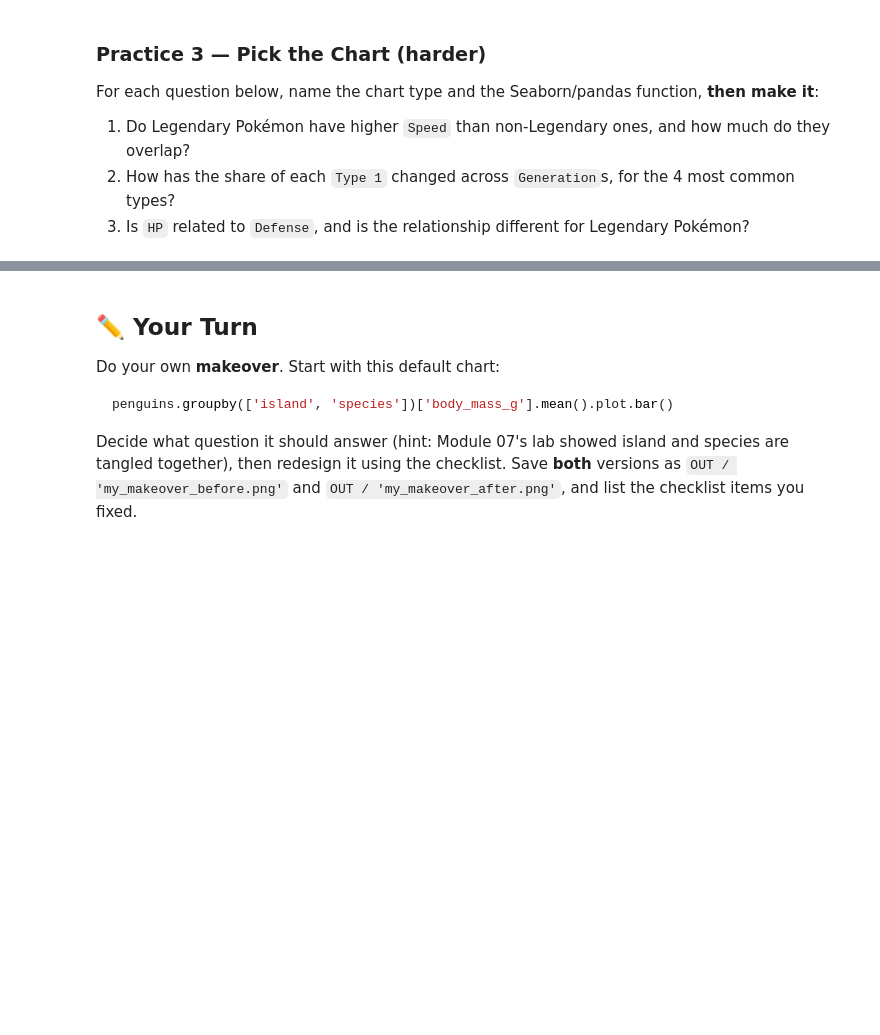
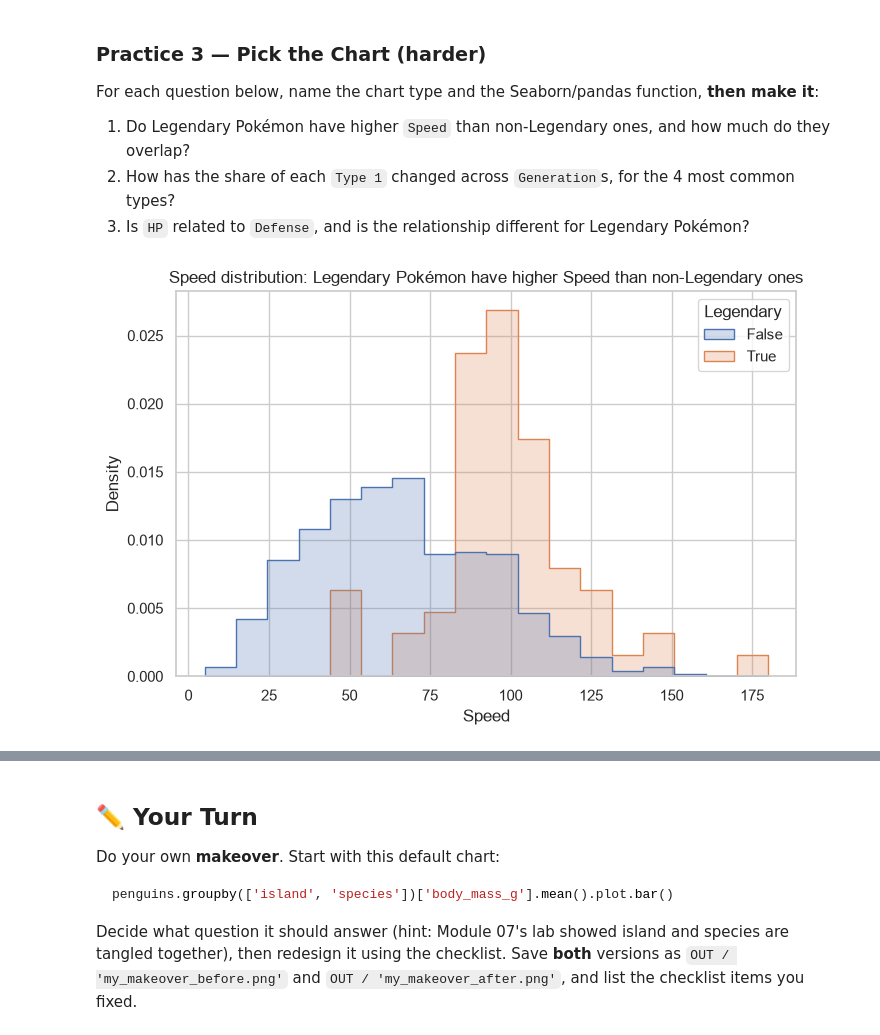
Before and after one commit to ECOKER1226/3603-data-science-coker, a Jupyter notebook: Work/08-Visualizing_Data/05-Choosing_and_Telling.ipynb, the cells around one changed output, grey strips where cells are left out. Saved outputs shown, nothing was run; the diff lists cells and outputs as text; code cells hidden in the pictures; blank space fills up the shorter version.

```diff
--- a/Work/08-Visualizing_Data/05-Choosing_and_Telling.ipynb
+++ b/Work/08-Visualizing_Data/05-Choosing_and_Telling.ipynb
@@ -239,3 +284,12 @@ For each question below, name the chart type and the Seaborn/pandas function, **
 3. Is `HP` related to `Defense`, and is the relationship different for Legendary Pokémon?
 # %%
 # Your code here
+# 1. Do Legendary Pokémon have higher `Speed` than non-Legendary ones, and how much do they overlap?
+plt.figure(figsize=(8, 5))
+
+sns.histplot(data=poke, x='Speed', hue='Legendary', binwidth=10, element='step', stat='density', common_norm=False)
+
+plt.title('Speed distribution: Legendary Pokémon have higher Speed than non-Legendary ones')
+plt.show()
+# %% [output]
+[figure, added]
```
Also changed, not shown: parts of 14 cells of this notebook, 4 other files.
